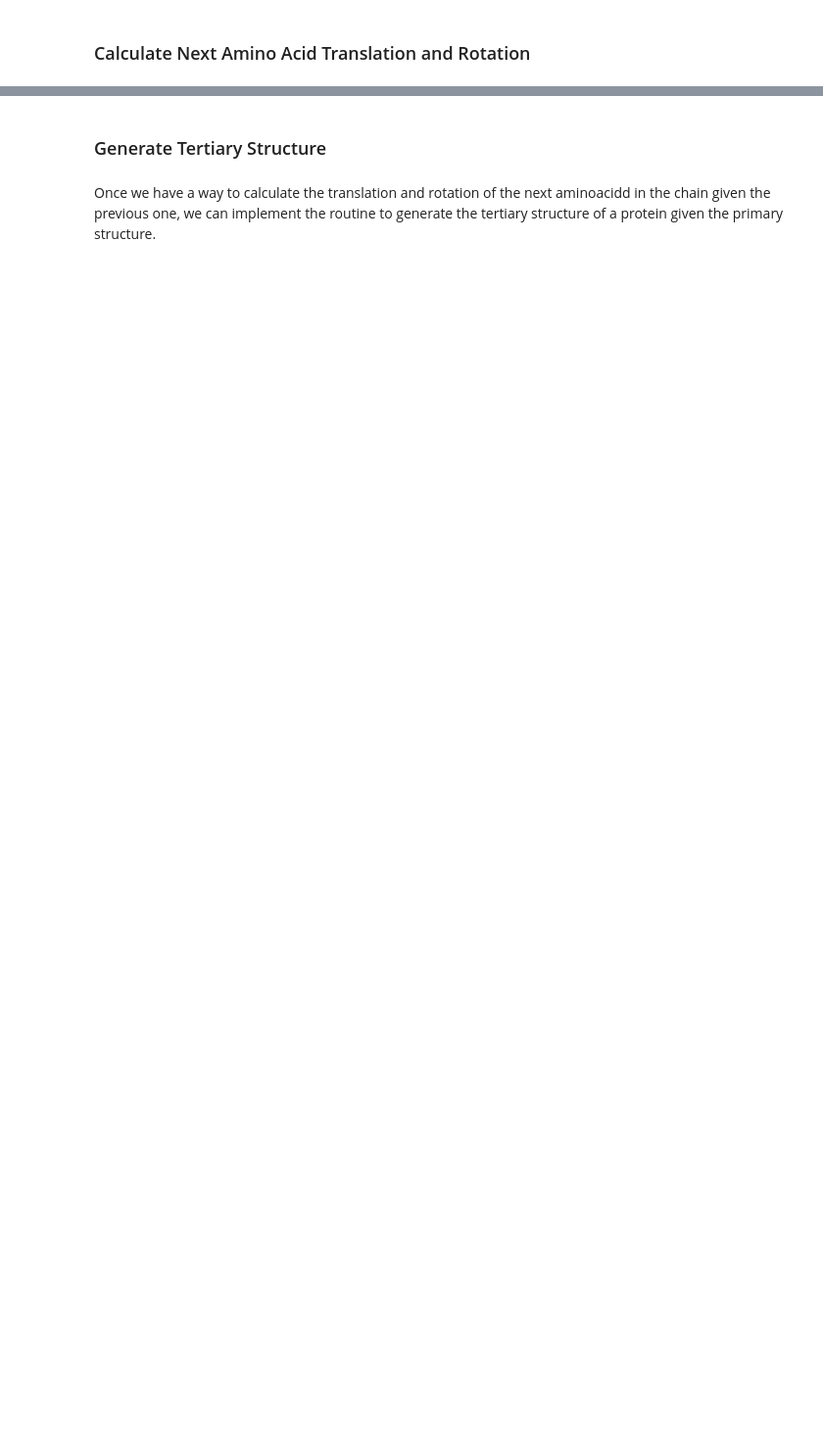
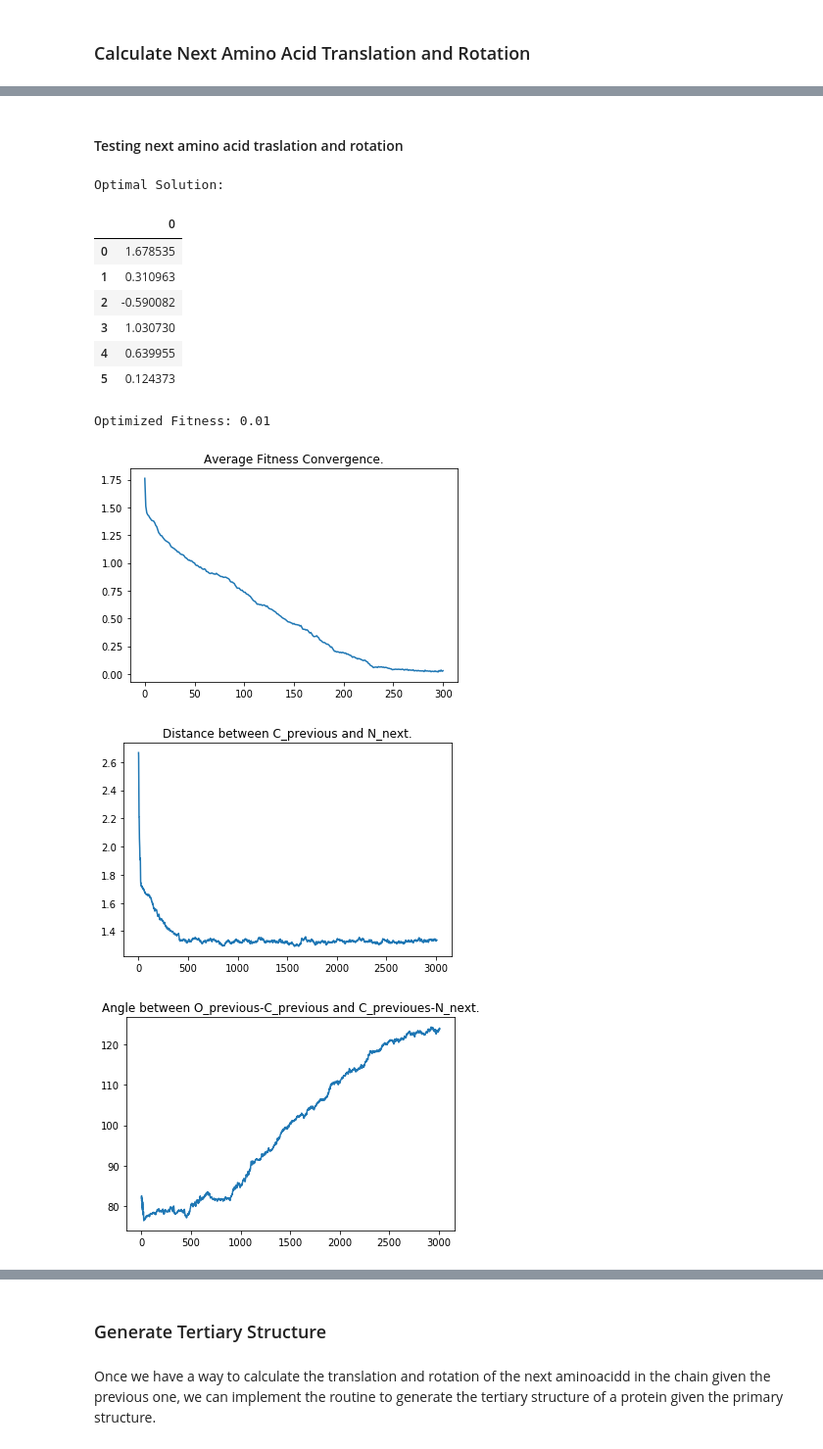
Before and after one commit to cristianl1251/structural-bioinformatics, a Jupyter notebook: assignment_2/Polypeptide Chain.ipynb, the cells around one changed output, grey strips where cells are left out. Shown at 98% size. Drawn from its saved outputs; the diff is of its cells as text; code cells hidden in the pictures; blank space fills up the shorter version.

Commit message:
Using Genetic Algorithm in Assignment 2 - Q1.

```diff
--- a/assignment_2/Polypeptide Chain.ipynb
+++ b/assignment_2/Polypeptide Chain.ipynb
@@ -101,8 +122,7 @@ def translate(aminoacid, translation):
     return aminoacid
 # %%
-def translation_to_origin(aminoacid):
-    ref_atom = 'N'
-    ref_translation = aminoacid[aminoacid.atom_name == ref_atom][['x', 'y', 'z']]
+def translation_to_origin(aminoacid, ref_atom='N'):
+    ref_translation = aminoacid[aminoacid.atom_name == ref_atom][['x', 'y', 'z']].values.reshape(-1)
     return ref_translation, translate(aminoacid, -ref_translation)
 
 
@@ -141,7 +161,7 @@ def calculate_angle(p1, p2, p3): # angle between Oi-Ci and Ci-Ni+1 should be 123
     angle = np.arccos(cosine_angle)
     return np.degrees(angle)
 # %%
-def calculate_dihedral_angle(p1, p2, p3, p4): # dihedral angle between Calphai-Ci-Ni+1 and Ci-Ni+1-Calphai+1 should be 180°
+def calculate_dihedral_angle(p1, p2, p3, p4): # dihedral angle between Calphai-Ci-Ni+1 and Ci-Ni+1-Caminoi+1 should be 180°
     p1, p2, p3, p4 = np.array(p1), np.array(p2), np.array(p3), np.array(p4)
 
     b1 = -1.0 * (p2 - p1)
@@ -158,7 +178,7 @@ def calculate_dihedral_angle(p1, p2, p3, p4): # dihedral angle between Calphai-C
     # angle between v and w is the torsion angle
     x = np.dot(v, w)
     y = np.dot(np.cross(b2, v), w)
-    return np.degrees(np.arctan2(y, x))
+    return np.degrees(np.abs(np.arctan2(y, x)))
 # %% [markdown]
 ### Calculate Next Amino Acid Translation and Rotation
 # %% [markdown]
@@ -171,0 +342,22 @@ def _calculate_next_residue_rotation(previous_aminoacid, next_aminoacid):
+# %% [markdown]
+#### Testing next amino acid traslation and rotation
+# %%
+previous_aminoacid = aminoacids[aminoacids.residue_name == 'THR']
+next_aminoacid = aminoacids[aminoacids.residue_name == 'THR']
+# %%
+g = GeneticAlgorithm(6, 10, previous_aminoacid, next_aminoacid)
+# %%
+translation, rotation = g.optimize()
+# %% [output]
+Optimal Solution:
+|  | 0 |
+| 0 | 1.678535 |
+| 1 | 0.310963 |
+| 2 | -0.590082 |
+| 3 | 1.030730 |
+| 4 | 0.639955 |
+| 5 | 0.124373 |
+Optimized Fitness: 0.01
+[figure, added]
+[figure, added]
+[figure, added]
```
Also changed, not shown: parts of 13 cells of this notebook.
